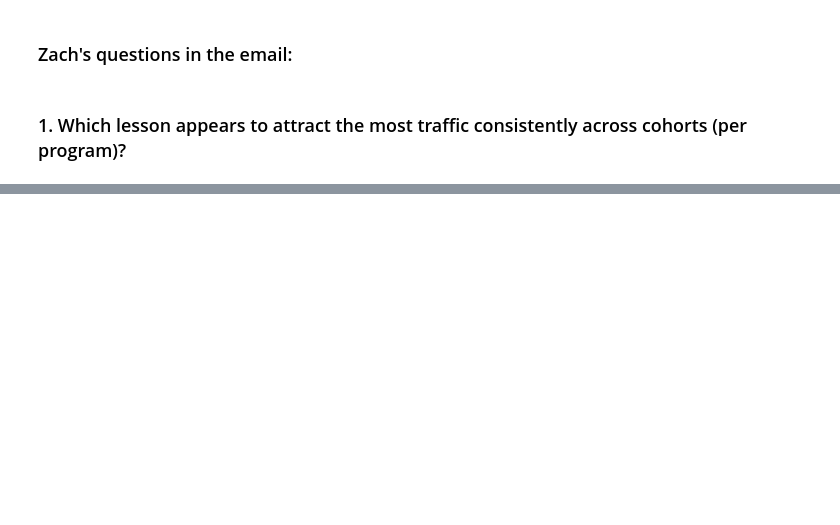
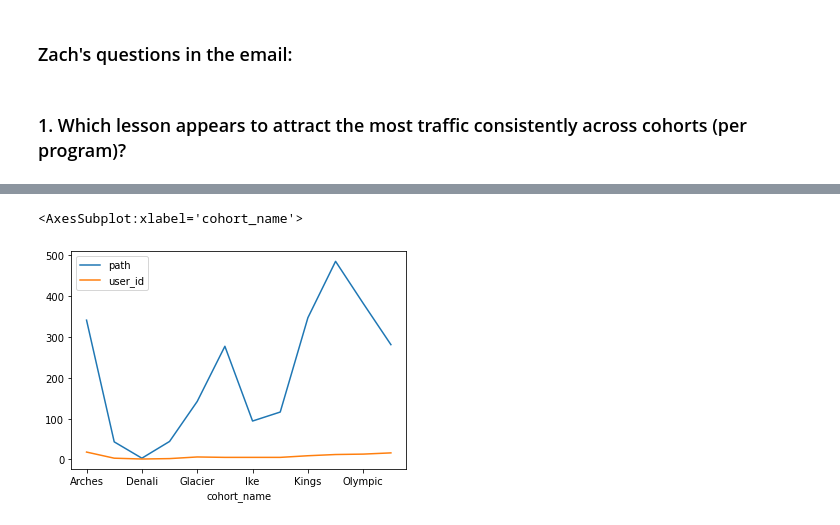
Before and after one commit to JaredVahle/anomaly-detection-project, a Jupyter notebook: anomaly_detection_project_final.ipynb, the cells around one changed output, grey strips where cells are left out. Saved outputs shown, nothing was run; the diff lists cells and outputs as text; code cells hidden in the pictures; blank space fills up the shorter version.

```diff
--- a/anomaly_detection_project_final.ipynb
+++ b/anomaly_detection_project_final.ipynb
@@ -146,7 +146,7 @@ df_info.shape
 # %% [markdown]
 **This is the cleaned dataframe and will be used to answer the questions given in the email by zach**
 # %%
-df = wrangle_cohort_data()
+df,df_without_staff = wrangle_cohort_data()
 # %%
 df.info()
 # %% [output]
@@ -231,0 +235,5 @@ Name: path, Length: 2555, dtype: float64
+# %%
+php_df.groupby('cohort_name')['path','user_id'].nunique().plot()
+# %% [output]
+<AxesSubplot:xlabel='cohort_name'>
+[figure, added]
```
Also changed, not shown: parts of 22 cells of this notebook, 1 other file.
